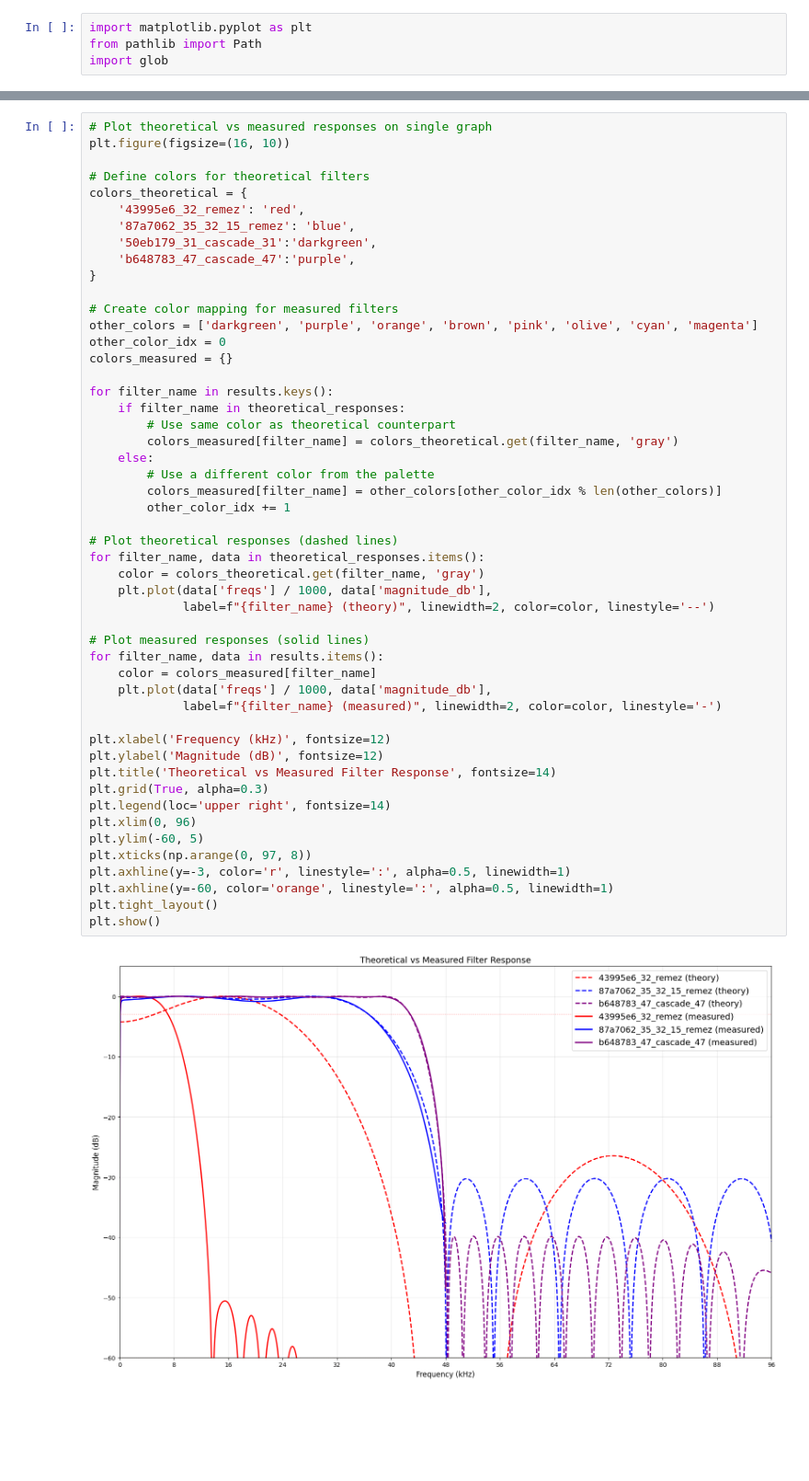
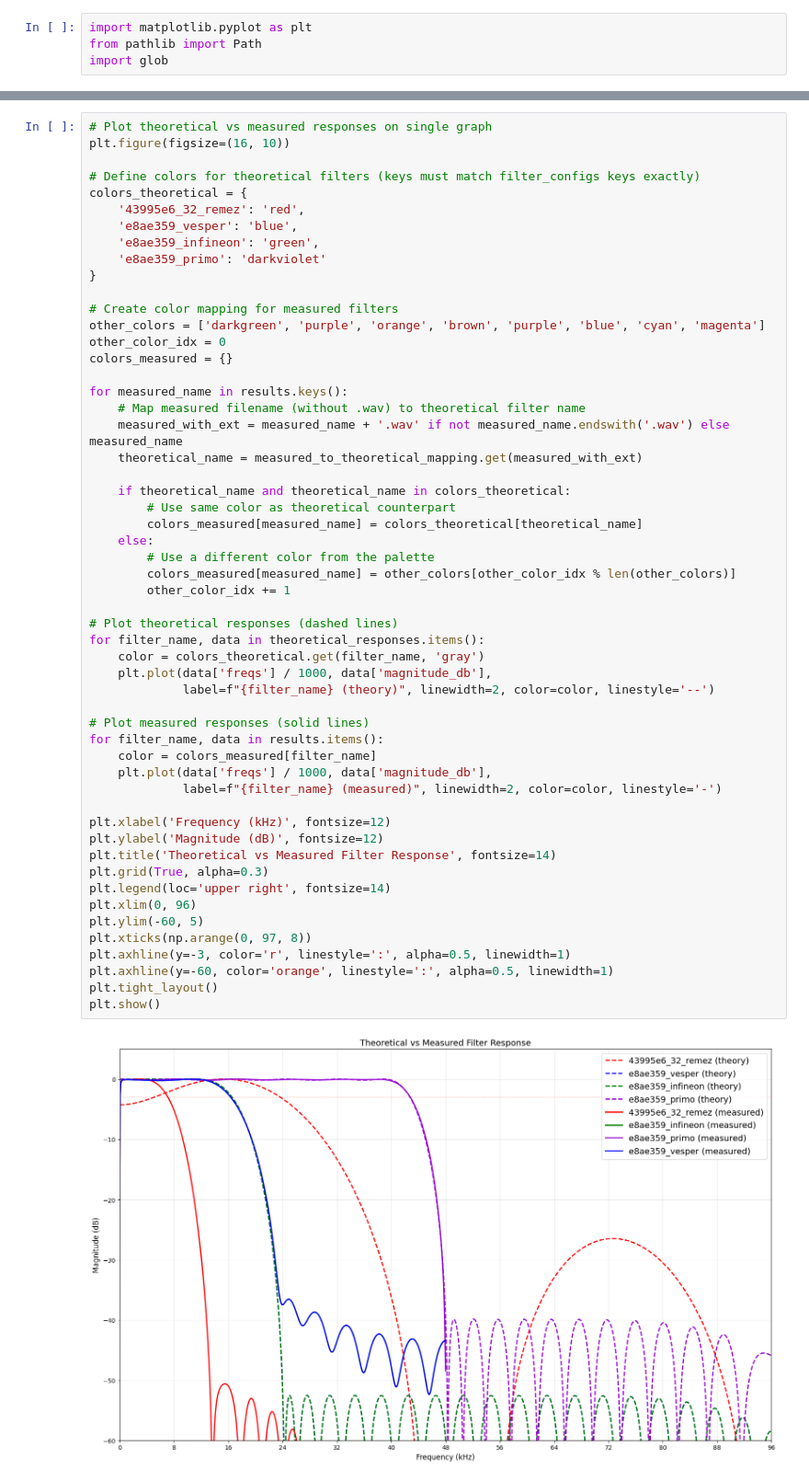
Before and after one commit to ShotSpotter/xmos_usb_mems_interface, a Jupyter notebook: 01Firmware/PDM_USB/lib_mic_array/src/fir/filter_review.ipynb, the cells around one changed output, grey strips where cells are left out. Shown at 92% size. Saved outputs shown, nothing was run; the diff lists cells and outputs as text; blank space fills up the shorter version.

```diff
--- a/01Firmware/PDM_USB/lib_mic_array/src/fir/filter_review.ipynb
+++ b/01Firmware/PDM_USB/lib_mic_array/src/fir/filter_review.ipynb
@@ -194,51 +204,55 @@ Computed theoretical responses for 3 filters
 # Plot theoretical vs measured responses on single graph
 plt.figure(figsize=(16, 10))
 
-# Define colors for theoretical filters
+# Define colors for theoretical filters (keys must match filter_configs keys exactly)
 colors_theoretical = {
     '43995e6_32_remez': 'red',
-    '87a7062_35_32_15_remez': 'blue',
-    '50eb179_31_cascade_31':'darkgreen',
-    'b648783_47_cascade_47':'purple',
+    'e8ae359_vesper': 'blue',
+    'e8ae359_infineon': 'green',
+    'e8ae359_primo': 'darkviolet'
 }
 
 # Create color mapping for measured filters
-other_colors = ['darkgreen', 'purple', 'orange', 'brown', 'pink', 'olive', 'cyan', 'magenta']
+other_colors = ['darkgreen', 'purple', 'orange', 'brown', 'purple', 'blue', 'cyan', 'magenta']
 other_color_idx = 0
 colors_measured = {}
 
-for filter_name in results.keys():
-    if filter_name in theoretical_responses:
+for measured_name in results.keys():
+    # Map measured filename (without .wav) to theoretical filter name
+    measured_with_ext = measured_name + '.wav' if not measured_name.endswith('.wav') else measured_name
+    theoretical_name = measured_to_theoretical_mapping.get(measured_with_ext)
+
+    if theoretical_name and theoretical_name in colors_theoretical:
         # Use same color as theoretical counterpart
-        colors_measured[filter_name] = colors_theoretical.get(filter_name, 'gray')
+        colors_measured[measured_name] = colors_theoretical[theoretical_name]
     else:
         # Use a different color from the palette
-        colors_measured[filter_name] = other_colors[other_color_idx % len(other_colors)]
+        colors_measured[measured_name] = other_colors[other_color_idx % len(other_colors)]
         other_color_idx += 1
 
 # Plot theoretical responses (dashed lines)
 for filter_name, data in theoretical_responses.items():
     color = colors_theoretical.get(filter_name, 'gray')
     plt.plot(data['freqs'] / 1000, data['magnitude_db'],
              label=f"{filter_name} (theory)", linewidth=2, color=color, linestyle='--')
 
 # Plot measured responses (solid lines)
 for filter_name, data in results.items():
     color = colors_measured[filter_name]
     plt.plot(data['freqs'] / 1000, data['magnitude_db'],
              label=f"{filter_name} (measured)", linewidth=2, color=color, linestyle='-')
 
 plt.xlabel('Frequency (kHz)', fontsize=12)
 plt.ylabel('Magnitude (dB)', fontsize=12)
 plt.title('Theoretical vs Measured Filter Response', fontsize=14)
 plt.grid(True, alpha=0.3)
 plt.legend(loc='upper right', fontsize=14)
 plt.xlim(0, 96)
 plt.ylim(-60, 5)
 plt.xticks(np.arange(0, 97, 8))
 plt.axhline(y=-3, color='r', linestyle=':', alpha=0.5, linewidth=1)
 plt.axhline(y=-60, color='orange', linestyle=':', alpha=0.5, linewidth=1)
 plt.tight_layout()
 plt.show()
 # %% [output]
-[figure, old version]
+[figure, new version]
```
Also changed, not shown: parts of 4 cells of this notebook, 5 other files.
